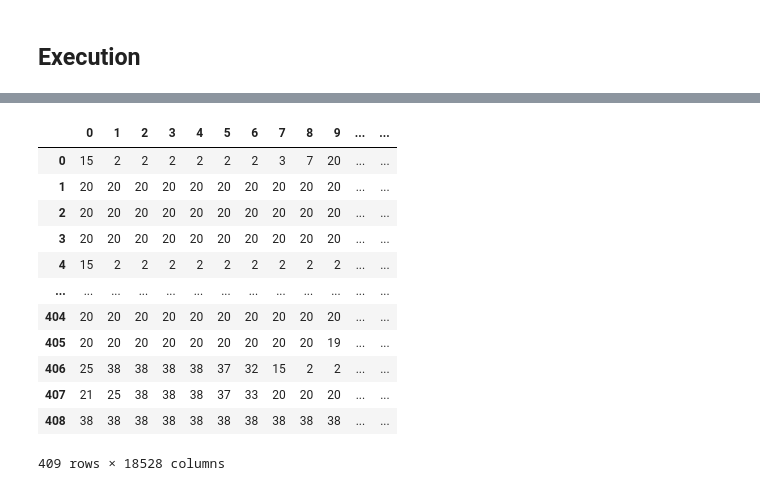
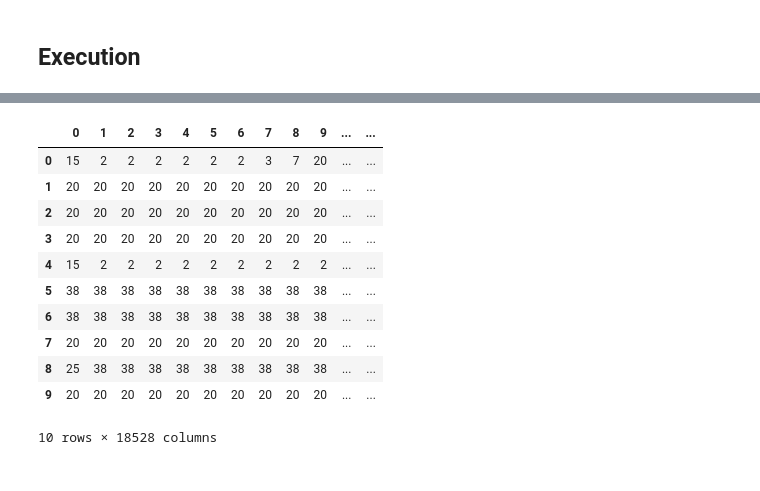
Before and after one commit to marcotuliopin/series-classifier-ic, a Jupyter notebook: first_step.ipynb, the cells around one changed output, grey strips where cells are left out. Drawn from its saved outputs; the diff is of its cells as text; code cells hidden in the pictures.

```diff
--- a/first_step.ipynb
+++ b/first_step.ipynb
@@ -210,17 +185,3 @@ sax_data
 # %%
-new_rep = sax_data.apply(lambda row : functions.create_new_representation(row, window_size=param[1], dict=symbols_dict), axis=1)
-new_rep
+# new_rep = sax_data.apply(lambda row : functions.create_new_representation(row, window_size=param[1], dict=symbols_dict), axis=1)
+# new_rep
-# %% [output]
-|  | 0 | 1 | 2 | 3 | 4 | 5 | 6 | 7 | 8 | 9 | ... | ... |
-| 0 | 15 | 2 | 2 | 2 | 2 | 2 | 2 | 3 | 7 | 20 | ... | ... |
-| 1 | 20 | 20 | 20 | 20 | 20 | 20 | 20 | 20 | 20 | 20 | ... | ... |
-| 2 | 20 | 20 | 20 | 20 | 20 | 20 | 20 | 20 | 20 | 20 | ... | ... |
-| 3 | 20 | 20 | 20 | 20 | 20 | 20 | 20 | 20 | 20 | 20 | ... | ... |
-| 4 | 15 | 2 | 2 | 2 | 2 | 2 | 2 | 2 | 2 | 2 | ... | ... |
-| ... | ... | ... | ... | ... | ... | ... | ... | ... | ... | ... | ... | ... |
-| 404 | 20 | 20 | 20 | 20 | 20 | 20 | 20 | 20 | 20 | 20 | ... | ... |
-| 405 | 20 | 20 | 20 | 20 | 20 | 20 | 20 | 20 | 20 | 19 | ... | ... |
-| 406 | 25 | 38 | 38 | 38 | 38 | 37 | 32 | 15 | 2 | 2 | ... | ... |
-| 407 | 21 | 25 | 38 | 38 | 38 | 37 | 33 | 20 | 20 | 20 | ... | ... |
-| 408 | 38 | 38 | 38 | 38 | 38 | 38 | 38 | 38 | 38 | 38 | ... | ... |
-409 rows × 18528 columns
@@ -226,0 +194,15 @@ new_rep
+# %%
+new_rep.head(10)
+# %% [output]
+|  | 0 | 1 | 2 | 3 | 4 | 5 | 6 | 7 | 8 | 9 | ... | ... |
+| 0 | 15 | 2 | 2 | 2 | 2 | 2 | 2 | 3 | 7 | 20 | ... | ... |
+| 1 | 20 | 20 | 20 | 20 | 20 | 20 | 20 | 20 | 20 | 20 | ... | ... |
+| 2 | 20 | 20 | 20 | 20 | 20 | 20 | 20 | 20 | 20 | 20 | ... | ... |
+| 3 | 20 | 20 | 20 | 20 | 20 | 20 | 20 | 20 | 20 | 20 | ... | ... |
+| 4 | 15 | 2 | 2 | 2 | 2 | 2 | 2 | 2 | 2 | 2 | ... | ... |
+| 5 | 38 | 38 | 38 | 38 | 38 | 38 | 38 | 38 | 38 | 38 | ... | ... |
+| 6 | 38 | 38 | 38 | 38 | 38 | 38 | 38 | 38 | 38 | 38 | ... | ... |
+| 7 | 20 | 20 | 20 | 20 | 20 | 20 | 20 | 20 | 20 | 20 | ... | ... |
+| 8 | 25 | 38 | 38 | 38 | 38 | 38 | 38 | 38 | 38 | 38 | ... | ... |
+| 9 | 20 | 20 | 20 | 20 | 20 | 20 | 20 | 20 | 20 | 20 | ... | ... |
+10 rows × 18528 columns
```
Also changed, not shown: parts of 19 cells of this notebook, 1 other file.
